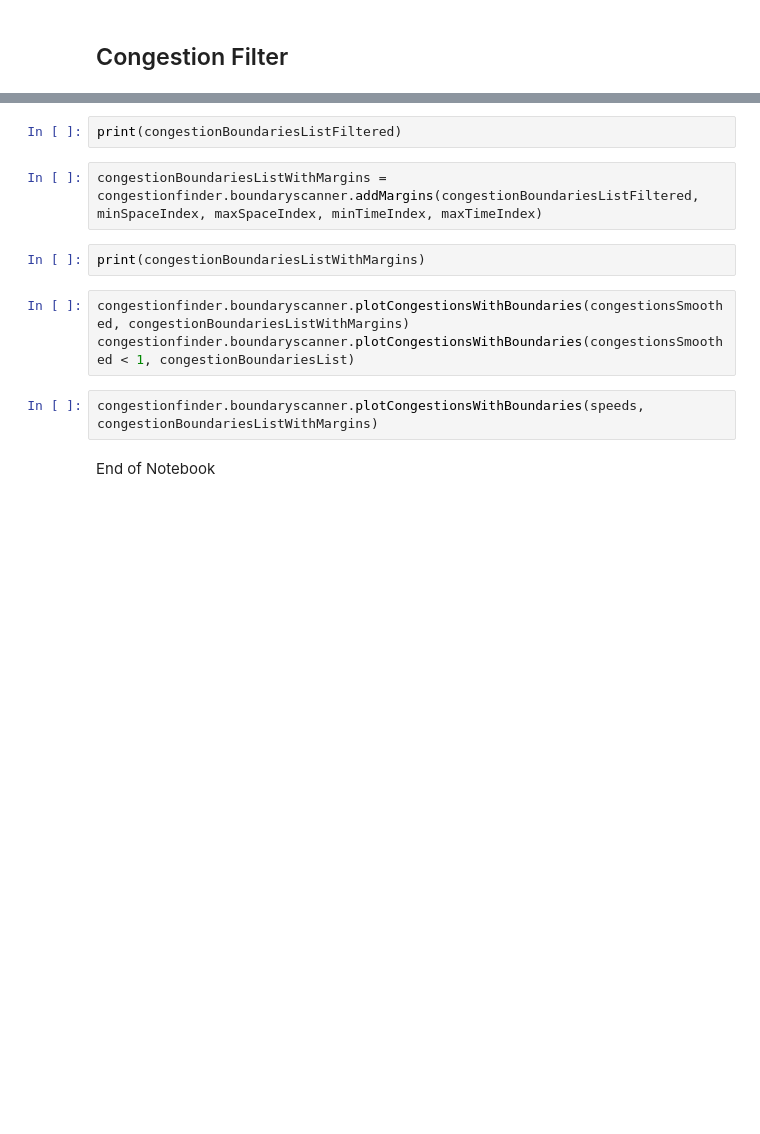
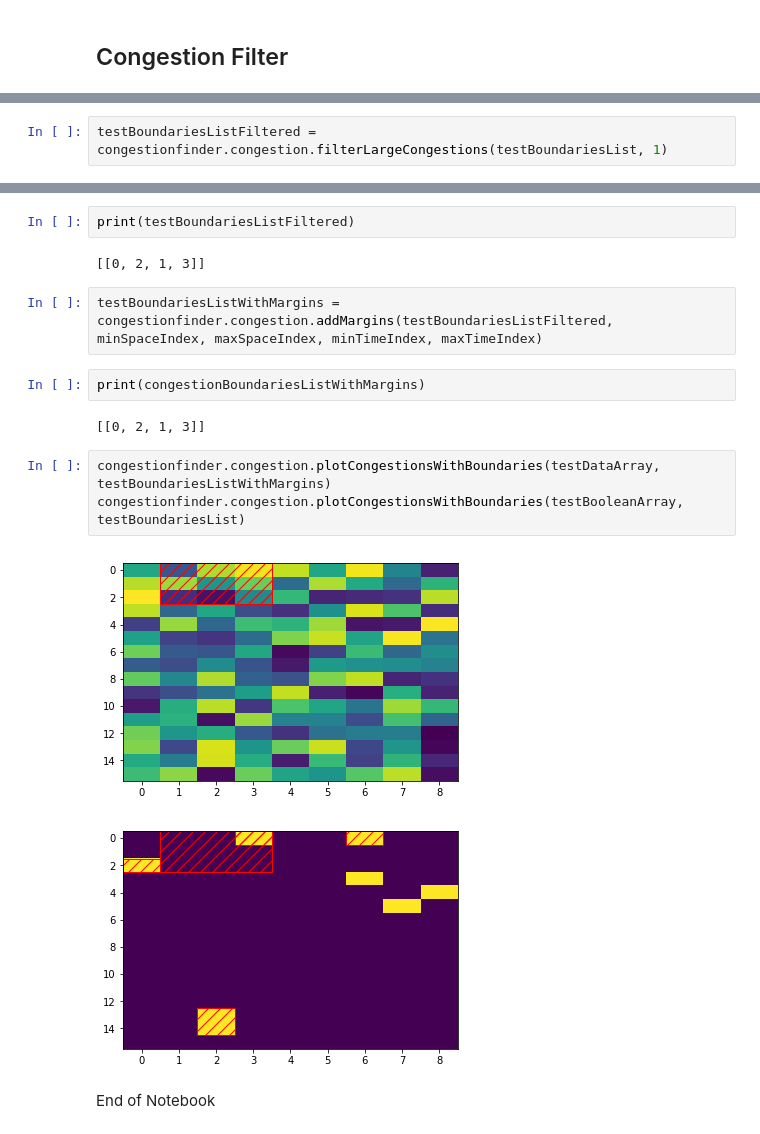
Before and after one commit to EYR-AutoGraph/Congestion-Finder, a Jupyter notebook: docs/simple_example.ipynb, the cells around one changed output, grey strips where cells are left out. Saved outputs shown, nothing was run; the diff lists cells and outputs as text; blank space fills up the shorter version.

```diff
--- a/docs/simple_example.ipynb
+++ b/docs/simple_example.ipynb
@@ -142,0 +238,2 @@ congestionBoundariesListFiltered = congestionfinder.boundaryscanner.filterLargeC
+# %%
+testBoundariesListFiltered = congestionfinder.congestion.filterLargeCongestions(testBoundariesList, 1)
@@ -143,13 +243,18 @@ congestionBoundariesListFiltered = congestionfinder.boundaryscanner.filterLargeC
 # %%
-print(congestionBoundariesListFiltered)
+print(testBoundariesListFiltered)
+# %% [output]
+[[0, 2, 1, 3]]
 # %%
-congestionBoundariesListWithMargins = congestionfinder.boundaryscanner.addMargins(congestionBoundariesListFiltered, minSpaceIndex, maxSpaceIndex, minTimeIndex, maxTimeIndex)
+testBoundariesListWithMargins = congestionfinder.congestion.addMargins(testBoundariesListFiltered, minSpaceIndex, maxSpaceIndex, minTimeIndex, maxTimeIndex)
 # %%
 print(congestionBoundariesListWithMargins)
+# %% [output]
+[[0, 2, 1, 3]]
-# %%
-congestionfinder.boundaryscanner.plotCongestionsWithBoundaries(congestionsSmoothed, congestionBoundariesListWithMargins)
-congestionfinder.boundaryscanner.plotCongestionsWithBoundaries(congestionsSmoothed < 1, congestionBoundariesList)
-# %%
-congestionfinder.boundaryscanner.plotCongestionsWithBoundaries(speeds, congestionBoundariesListWithMargins)
+# %%
+congestionfinder.congestion.plotCongestionsWithBoundaries(testDataArray, testBoundariesListWithMargins)
+congestionfinder.congestion.plotCongestionsWithBoundaries(testBooleanArray, testBoundariesList)
+# %% [output]
+[figure, added]
+[figure, added]
 # %% [markdown]
 End of Notebook
```
Also changed, not shown: parts of 28 cells of this notebook, 6 other files.
